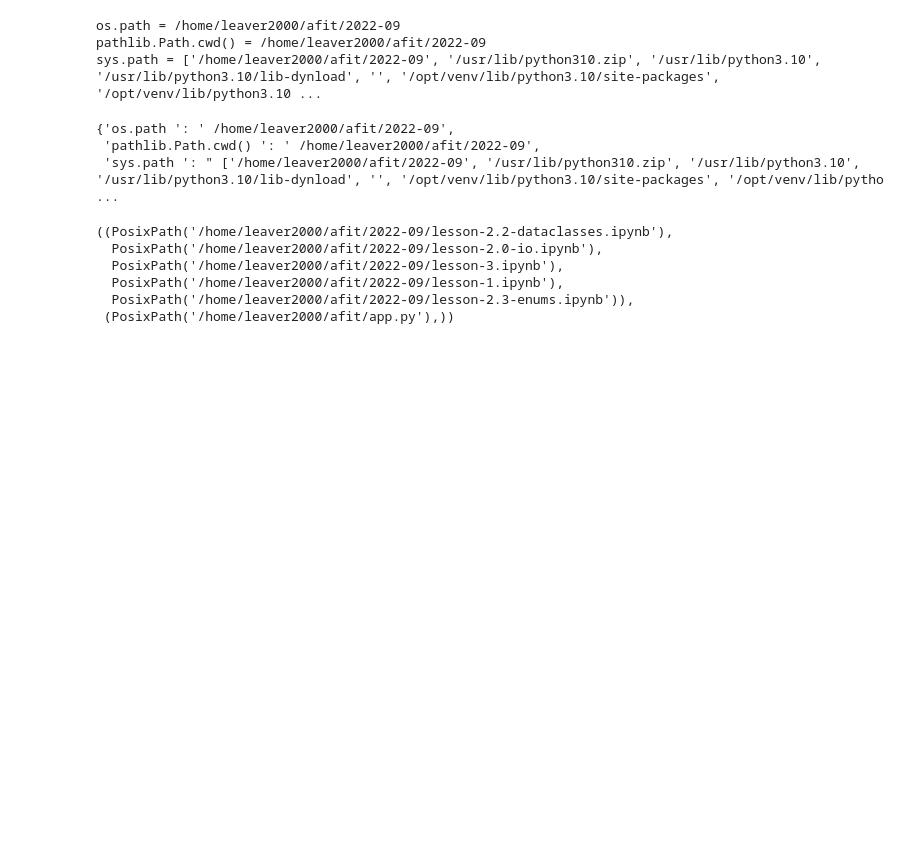
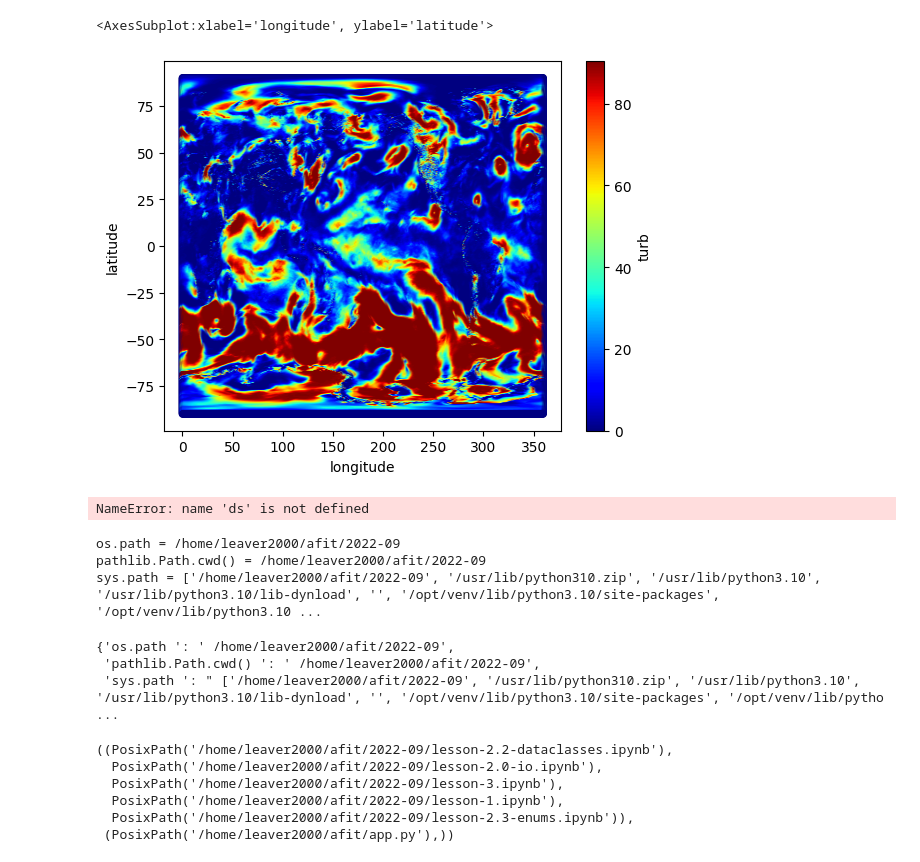
Before and after one commit to leaver2000/afit, a Jupyter notebook: 2022-09/lesson-2.0-io.ipynb, the cells around one changed output. Saved outputs shown, nothing was run; the diff lists cells and outputs as text; code cells hidden in the pictures; blank space fills up the shorter version.

```diff
--- a/2022-09/lesson-2.0-io.ipynb
+++ b/2022-09/lesson-2.0-io.ipynb
@@ -2,0 +11,11 @@
+# %%
+import io
+
+# when working with io operations, some memory allocation happens
+# after the operation is completed the file should be closed.
+# fileIO may be used to write the contents to a text file.
+file = io.FileIO("hello.txt", "w")
+file.close()
+# BytesIO might be used to download some data and write the contets of the download to a memory buffer
+buffer = io.BytesIO()
+buffer.close()
@@ -3,3 +211,19 @@
+# %%
+import matplotlib.pyplot as plt
+
+ds.to_dataframe().reset_index().plot.scatter(
+    x="longitude",
+    y="latitude",
+    cmap=plt.get_cmap("jet"),
+    c="turb",
+)
+# %% [output]
+<AxesSubplot:xlabel='longitude', ylabel='latitude'>
+[figure, added]
+# %%
+ds
+# %% [output]
+NameError: name 'ds' is not defined
 # %%
 import os
 import sys
```
Also changed, not shown: parts of 6 cells of this notebook, 2 other files.
